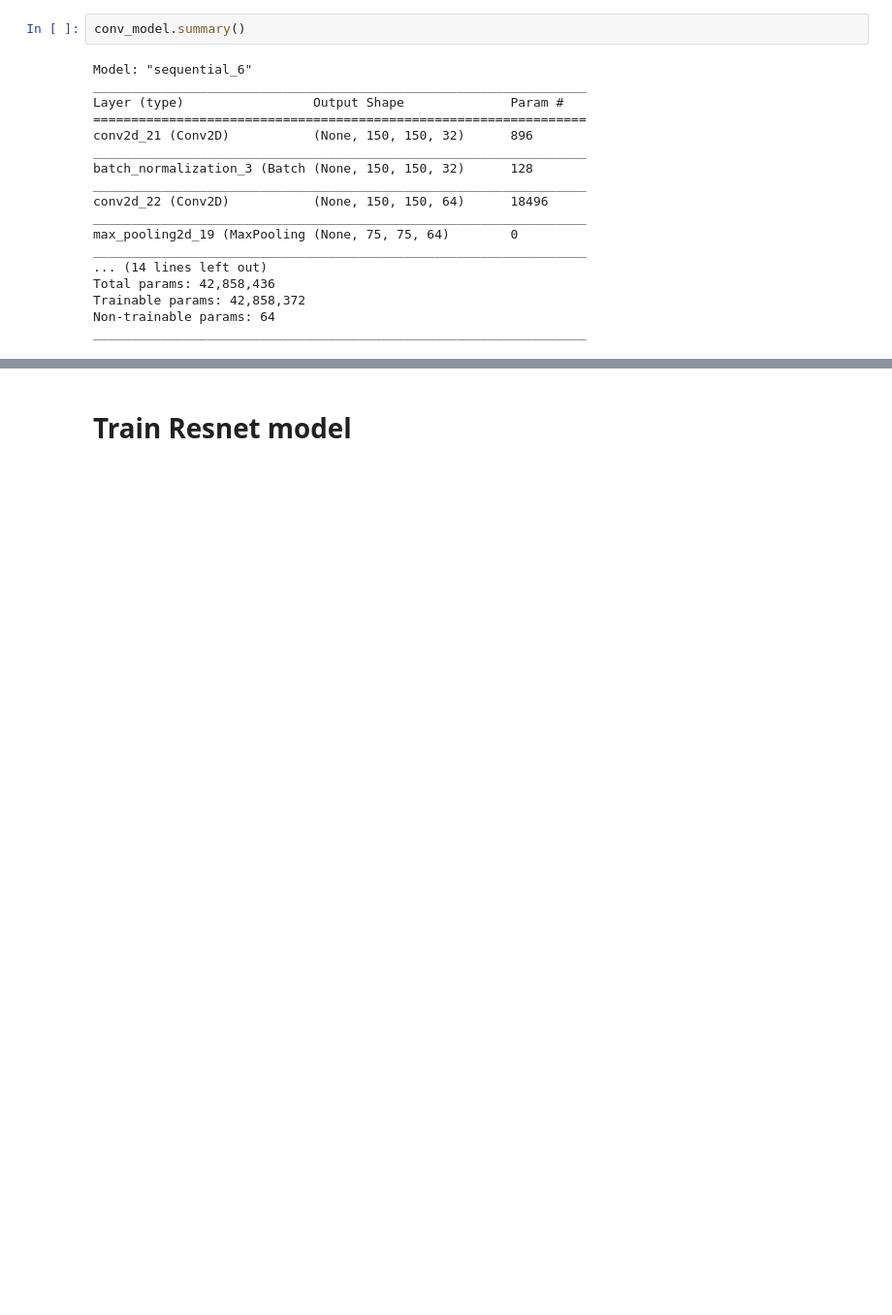
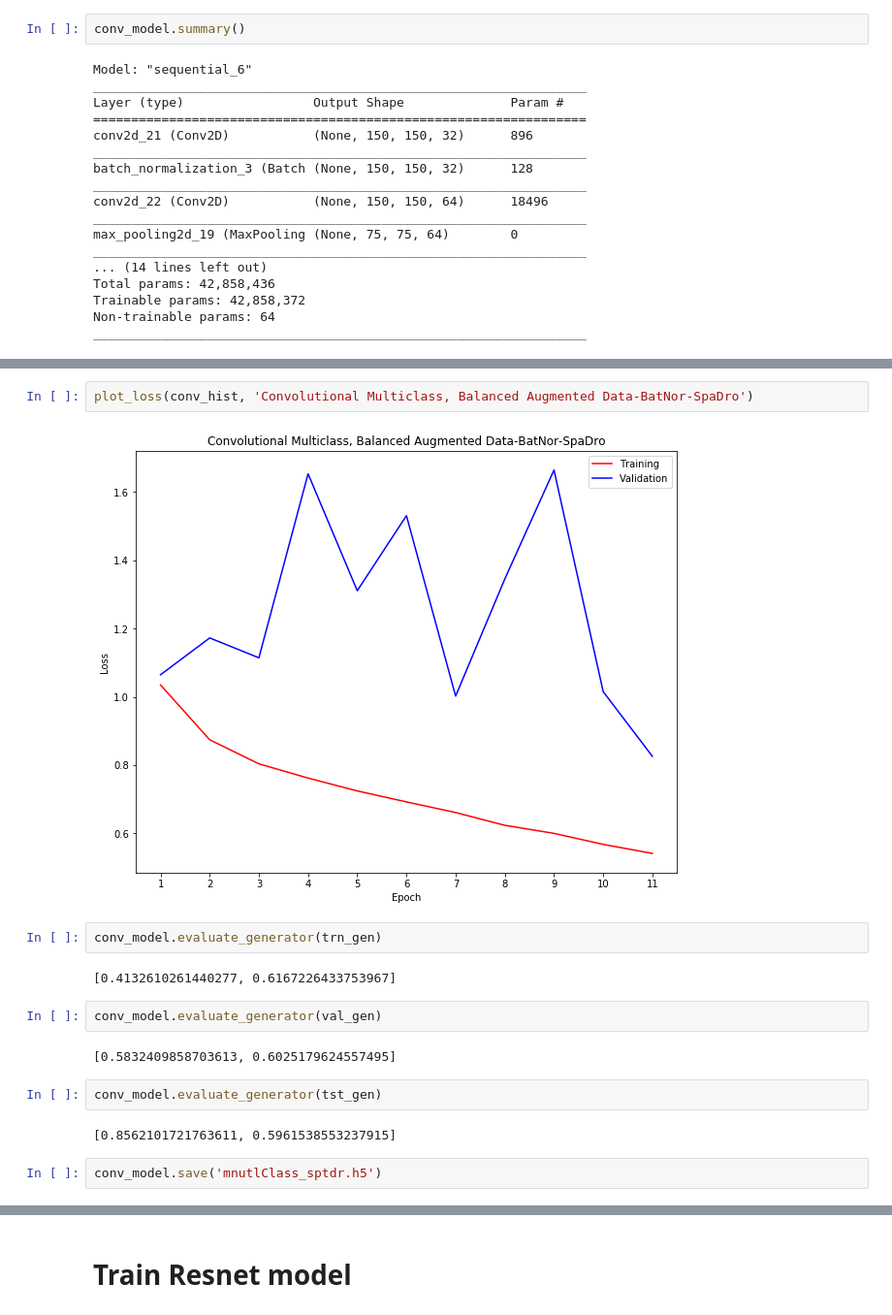
Before and after one commit to carlosezmz/Steel-Defects-Classification, a Jupyter notebook: Experimental_Carlos.ipynb, the cells around one changed output, grey strips where cells are left out. Shown at 97% size. Cells and saved outputs as stored; diff of their text form; blank space fills up the shorter version.

```diff
--- a/Experimental_Carlos.ipynb
+++ b/Experimental_Carlos.ipynb
@@ -1197,0 +1322,18 @@ print(confusion_matrix(lbls_vl_true, lbls_vl_pred))
+# %%
+plot_loss(conv_hist, 'Convolutional Multiclass, Balanced Augmented Data-BatNor-SpaDro')
+# %% [output]
+[figure, added]
+# %%
+conv_model.evaluate_generator(trn_gen)
+# %% [output]
+[0.4132610261440277, 0.6167226433753967]
+# %%
+conv_model.evaluate_generator(val_gen)
+# %% [output]
+[0.5832409858703613, 0.6025179624557495]
+# %%
+conv_model.evaluate_generator(tst_gen)
+# %% [output]
+[0.8562101721763611, 0.5961538553237915]
+# %%
+conv_model.save('mnutlClass_sptdr.h5')
```
Also changed, not shown: parts of 20 cells of this notebook, 22 other files.
